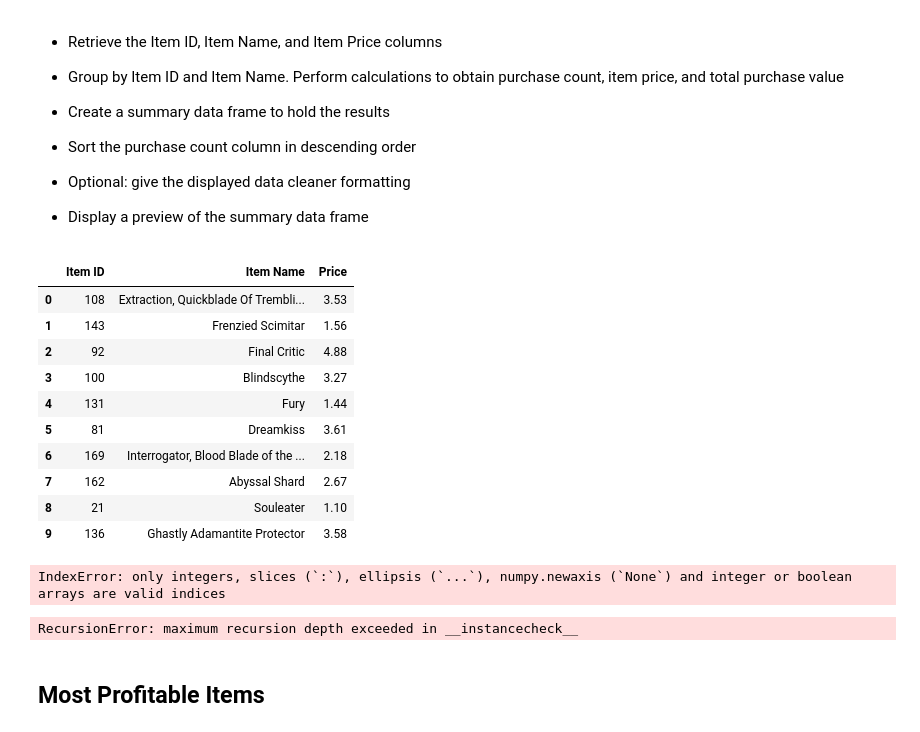
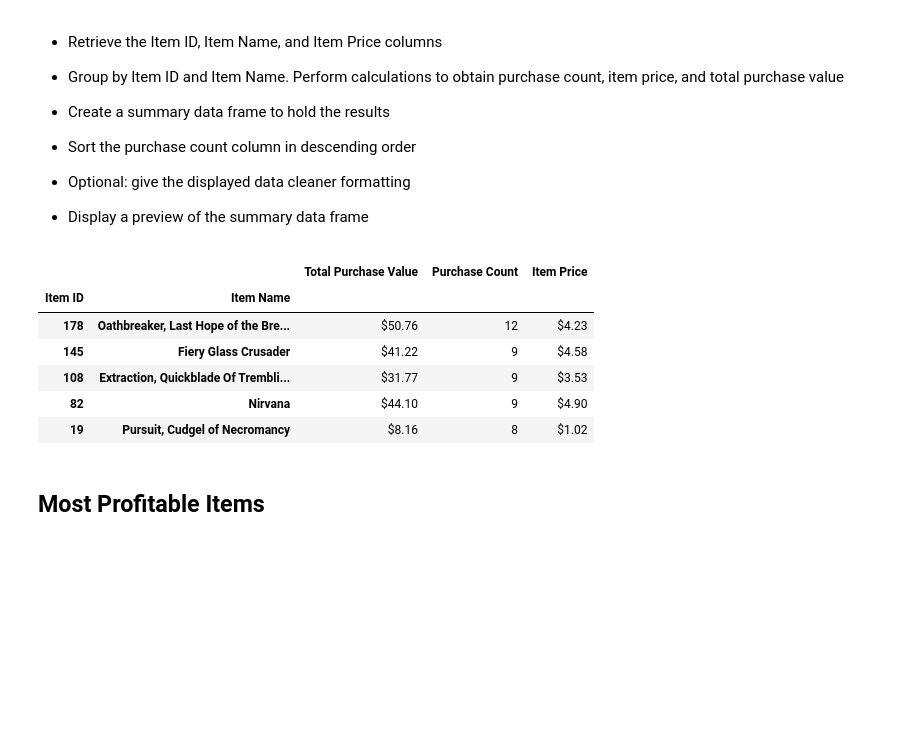
Before and after one commit to Gabriela5068/Pandas-Homework, a Jupyter notebook: Homework/Instructions/HeroesOfPymoli/HeroesOfPymoli_starter.ipynb, the cells around one changed output. Cells and saved outputs as stored; diff of their text form; code cells hidden in the pictures; blank space fills up the shorter version.

```diff
--- a/Homework/Instructions/HeroesOfPymoli/HeroesOfPymoli_starter.ipynb
+++ b/Homework/Instructions/HeroesOfPymoli/HeroesOfPymoli_starter.ipynb
@@ -302,50 +300,24 @@ SN_sorted.head(10)
 * Display a preview of the summary data frame
 # %%
 Item_pulled_data = purchase_data[["Item ID", "Item Name","Price"]]
-Item_pulled_data.head(10)
-# %% [output]
-|  | Item ID | Item Name | Price |
-| 0 | 108 | Extraction, Quickblade Of Trembli... | 3.53 |
-| 1 | 143 | Frenzied Scimitar | 1.56 |
-| 2 | 92 | Final Critic | 4.88 |
-| 3 | 100 | Blindscythe | 3.27 |
-| 4 | 131 | Fury | 1.44 |
-| 5 | 81 | Dreamkiss | 3.61 |
-| 6 | 169 | Interrogator, Blood Blade of the ... | 2.18 |
-| 7 | 162 | Abyssal Shard | 2.67 |
-| 8 | 21 | Souleater | 1.10 |
-| 9 | 136 | Ghastly Adamantite Protector | 3.58 |
-# %%
-Itemgrouped = Item_pulled_data.groupby(["Item ID", "Item Name"])
-
-Item_df = Itemgrouped.agg({"Price":["sum","count"]})
-Item_df = Item_df.reset_index()
-Item_df= Item_df.columns.droplevel(0)
-
-
-Item_df.columns = ["Item ID", "Item Name", "Count", "Sum"]
-Item_df["Item Price"] = Item_df["sum"]/Item_df["count"]
-
-
-print(Item_df)
-
-
-
-Itempurchase_count = Itemgrouped["Item ID"].count()
-Item_totalpurchasevalue = Itemgrouped["Price"].sum()
-Item_avgprice = Item_totalpurchasevalue/Itempurchase_count
-# %% [output]
-IndexError: only integers, slices (`:`), ellipsis (`...`), numpy.newaxis (`None`) and integer or boolean arrays are valid indices
 # %%
 Itemgrouped = Item_pulled_data.groupby(["Item ID", "Item Name"])
-Itempurchase_count = Itemgrouped["Item ID"].value_counts()
-Item_totalpurchasevalue = Itemgrouped["Price"].sum()
 
+Item_df = Itemgrouped.agg({"Price":["sum","count"]})
+Item_df.columns=["Total Purchase Value", "Purchase Count"]
+Item_df["Item Price"] = Item_df["Total Purchase Value"]/Item_df["Purchase Count"]
 
-
-Item_df = pd.DataFrame({"Purchase Count":Itempurchase_count, "Item Price":Item_avgprice, "Total Purchase Value":Item_totalpurchasevalue})
 Item_sorted = Item_df.sort_values("Purchase Count",ascending=False)
 
-Item_sorted.head(10)
+Item_sorted["Item Price"] = Item_sorted["Item Price"].map("${:.2f}".format)
+Item_sorted["Total Purchase Value"] = Item_sorted["Total Purchase Value"].map("${:.2f}".format)
+
+Item_sorted.head(5)
 # %% [output]
-RecursionError: maximum recursion depth exceeded in __instancecheck__
+|  |  | Total Purchase Value | Purchase Count | Item Price |
+| Item ID | Item Name |  |  |  |
+| 178 | Oathbreaker, Last Hope of the Bre... | $50.76 | 12 | $4.23 |
+| 145 | Fiery Glass Crusader | $41.22 | 9 | $4.58 |
+| 108 | Extraction, Quickblade Of Trembli... | $31.77 | 9 | $3.53 |
+| 82 | Nirvana | $44.10 | 9 | $4.90 |
+| 19 | Pursuit, Cudgel of Necromancy | $8.16 | 8 | $1.02 |
```
Also changed, not shown: parts of 6 cells of this notebook, 2 other files.
